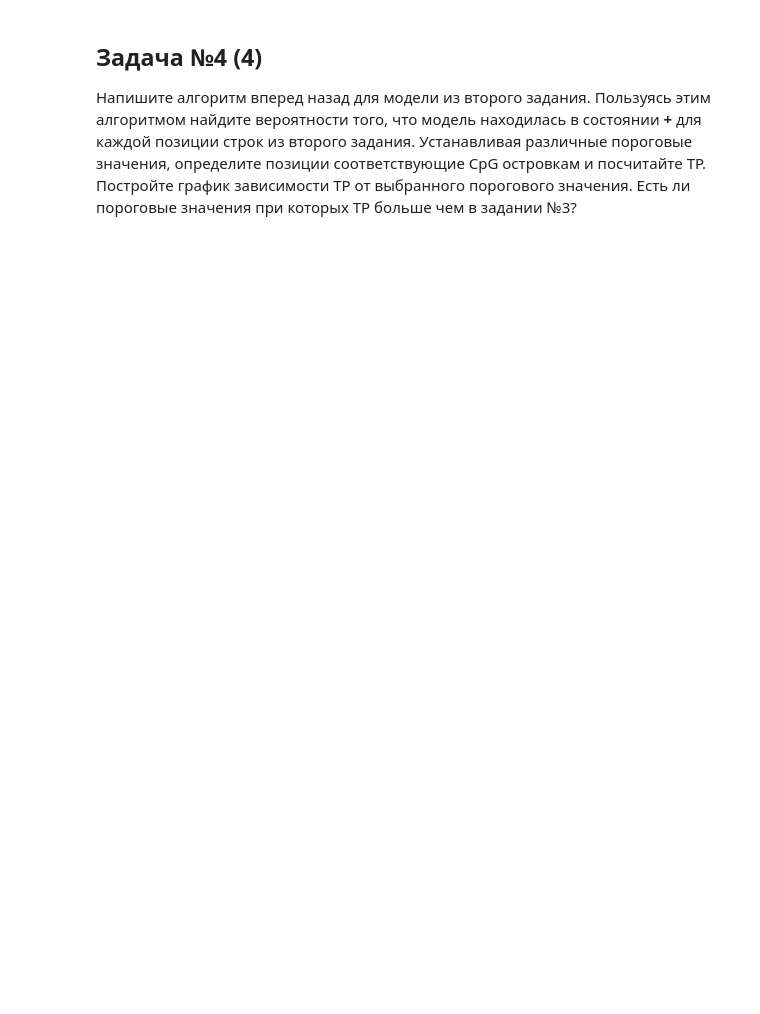
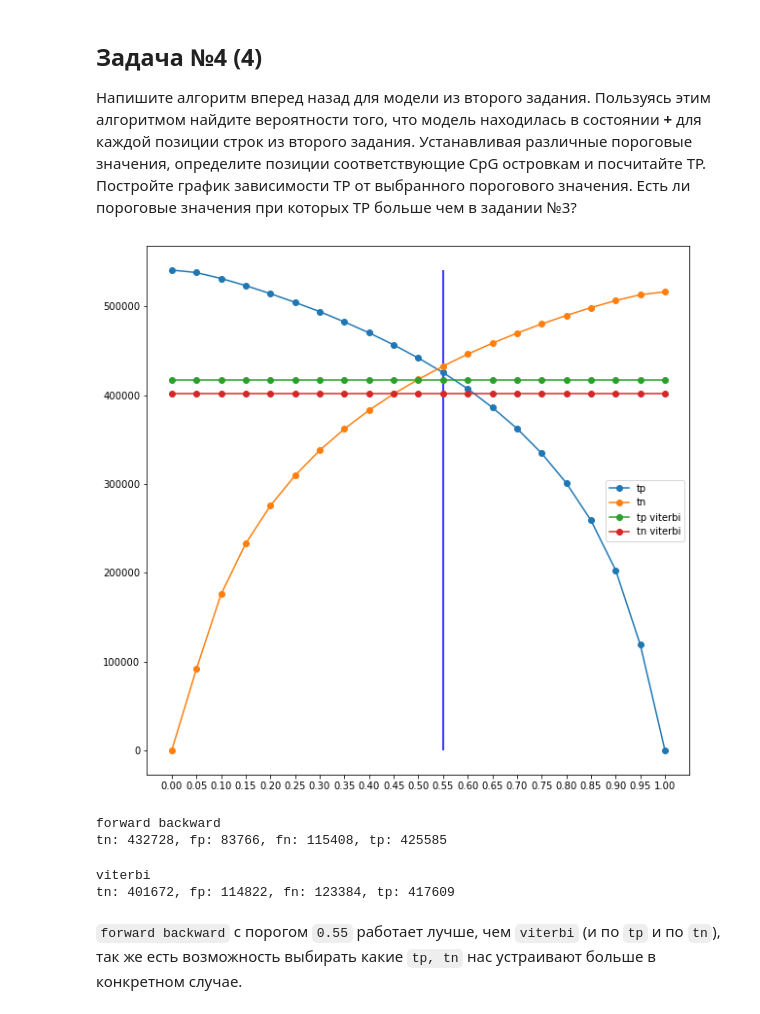
Before and after one commit to r1ckya/BioinformaticsCourse, a Jupyter notebook: 1_4/homeAssignment_4.ipynb, the cells around one changed output. Cells and saved outputs as stored; diff of their text form; code cells hidden in the pictures; blank space fills up the shorter version.

Commit message:
[task 04] init

```diff
--- a/1_4/homeAssignment_4.ipynb
+++ b/1_4/homeAssignment_4.ipynb
@@ -7,0 +21,3 @@
+# %%
+islands = load("data/islands.fasta")
+nonislands = load("data/nonIslands.fasta")
@@ -14,0 +176,9 @@
+# %%
+cm_viterbi = np.zeros((2, 2), dtype=int)
+for x, pi in data:
+    pi_star = viterbi(x,
+                      single_freq_islands, single_freq_nonislands,
+                      double_freq_islands, double_freq_nonislands,
+                      transition_matrix)
+    cm_viterbi += confusion_matrix(pi, pi_star)
+print_cm(cm_viterbi)
@@ -17,0 +240,59 @@
+# %%
+scores = []
+for x, pi in data:
+    log_f = forward(x, single_freq_islands, single_freq_nonislands,
+        double_freq_islands, double_freq_nonislands,
+        transition_matrix, init_pi=(0.5, 0.5))
+    log_b, log_px = backward(x, single_freq_islands, single_freq_nonislands,
+            double_freq_islands, double_freq_nonislands,
+            transition_matrix, init_pi=(0.5, 0.5))
+    log_score = log_f + log_b - log_px
+    scores.append(np.exp(log_score))
+    assert np.allclose(scores[-1].sum(1), 1)
+# %%
+m = 21
+
+thresholds = np.linspace(0, 1, m)
+cm_fb = np.zeros((m, 2, 2))
+
+for i, t in enumerate(thresholds):
+    for (_, pi), score in zip(data, scores):
+        pi_star = score[..., 1] > t
+        cm_fb[i] += confusion_matrix(pi, pi_star)
+# %%
+plt.figure(figsize=(10, 10))
+plt.plot(thresholds, cm_fb[..., 1, 1], "o-", label="tp")
+plt.plot(thresholds, cm_fb[..., 0, 0], "o-", label="tn")
+plt.plot(thresholds, [cm_viterbi[1, 1]] * m, "o-", label="tp viterbi")
+plt.plot(thresholds, [cm_viterbi[0, 0]] * m, "o-", label="tn viterbi")
+plt.xticks(thresholds)
+plt.vlines(0.55, 0, cm_fb[0, 1, 1], "b")
+plt.legend();
+# %% [output]
+[figure, added]
+# %%
+print("forward backward")
+threshold = 0.55
+cm = np.zeros((2, 2), dtype=int)
+for (_, pi), score in zip(data, scores):
+    pi_star = score[..., 1] > threshold
+    cm += confusion_matrix(pi, pi_star)
+print_cm(cm)
+# %% [output]
+forward backward
+tn: 432728, fp: 83766, fn: 115408, tp: 425585
+# %%
+print("viterbi")
+cm = np.zeros((2, 2), dtype=int)
+for x, pi in data:
+    pi_star = viterbi(x,
+                      single_freq_islands, single_freq_nonislands,
+                      double_freq_islands, double_freq_nonislands,
+                      transition_matrix)
+    cm += confusion_matrix(pi, pi_star)
+print_cm(cm)
+# %% [output]
+viterbi
+tn: 401672, fp: 114822, fn: 123384, tp: 417609
+# %% [markdown]
+`forward backward` с порогом `0.55` работает лучше, чем `viterbi` (и по `tp` и по `tn`), так же есть возможность выбирать какие `tp, tn` нас устраивают больше в конкретном случае.
```
Also changed, not shown: parts of 17 cells of this notebook.
